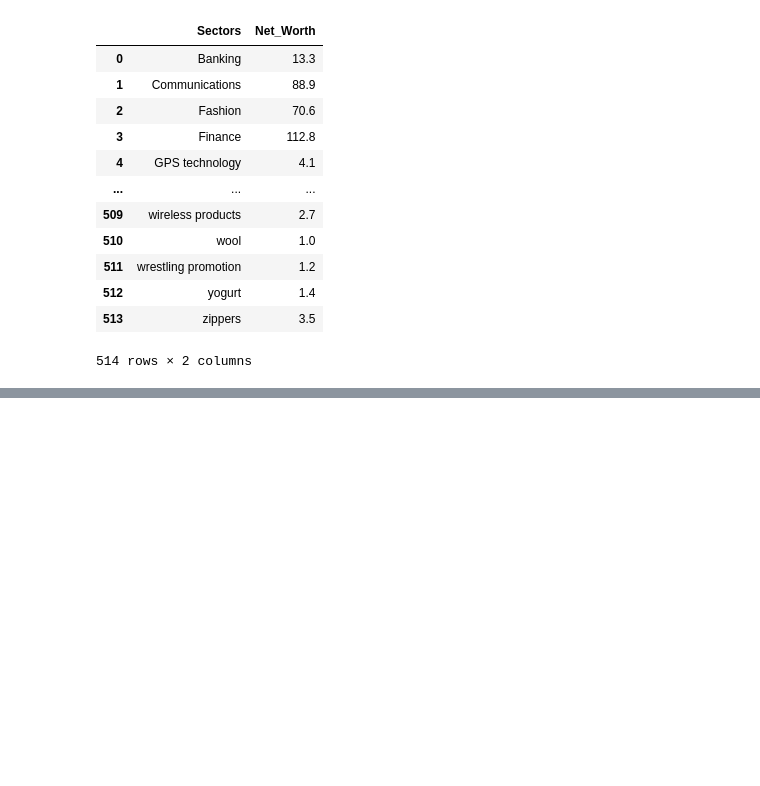
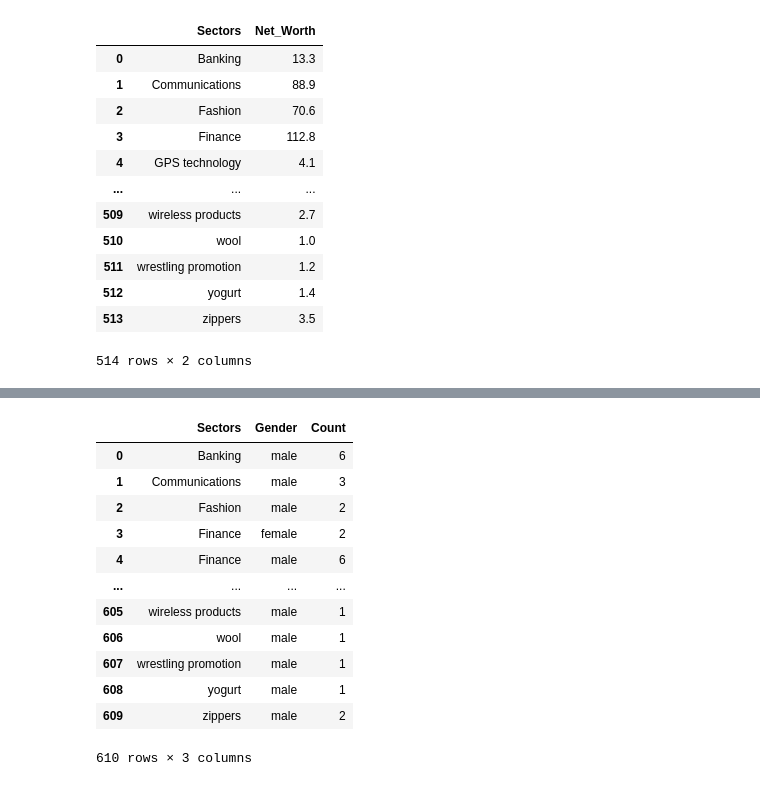
Before and after one commit to obinnaofomah/Forbes_Billionaires_Analysis, a Jupyter notebook: Billionaire Data Analysis.ipynb, the cells around one changed output, grey strips where cells are left out. Drawn from its saved outputs; the diff is of its cells as text; code cells hidden in the pictures; blank space fills up the shorter version.

```diff
--- a/Billionaire Data Analysis.ipynb
+++ b/Billionaire Data Analysis.ipynb
@@ -407,0 +432,20 @@ for i, v in enumerate(company_sector_sorted['Net_Worth']):
+# %%
+# Rename the features of the group dataframe to 'Sectors', 'Gender' and 'Count'
+new_data = grouped_data.rename_axis(['Sectors', 'Gender']).reset_index(name='Count')
+
+
+new_data
+# %% [output]
+|  | Sectors | Gender | Count |
+| 0 | Banking | male | 6 |
+| 1 | Communications | male | 3 |
+| 2 | Fashion | male | 2 |
+| 3 | Finance | female | 2 |
+| 4 | Finance | male | 6 |
+| ... | ... | ... | ... |
+| 605 | wireless products | male | 1 |
+| 606 | wool | male | 1 |
+| 607 | wrestling promotion | male | 1 |
+| 608 | yogurt | male | 1 |
+| 609 | zippers | male | 2 |
+610 rows × 3 columns
```
Also changed, not shown: parts of 6 cells of this notebook.
